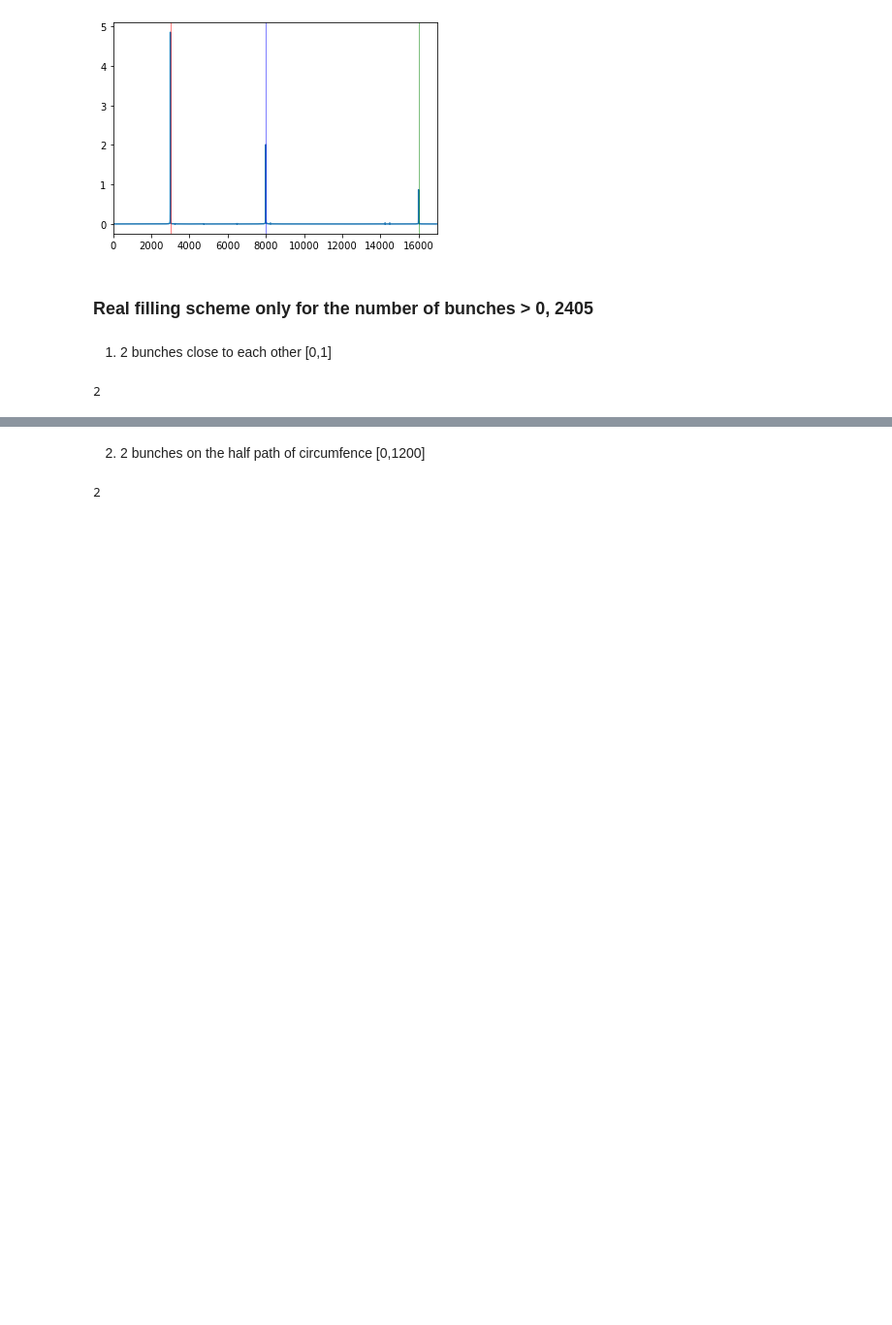
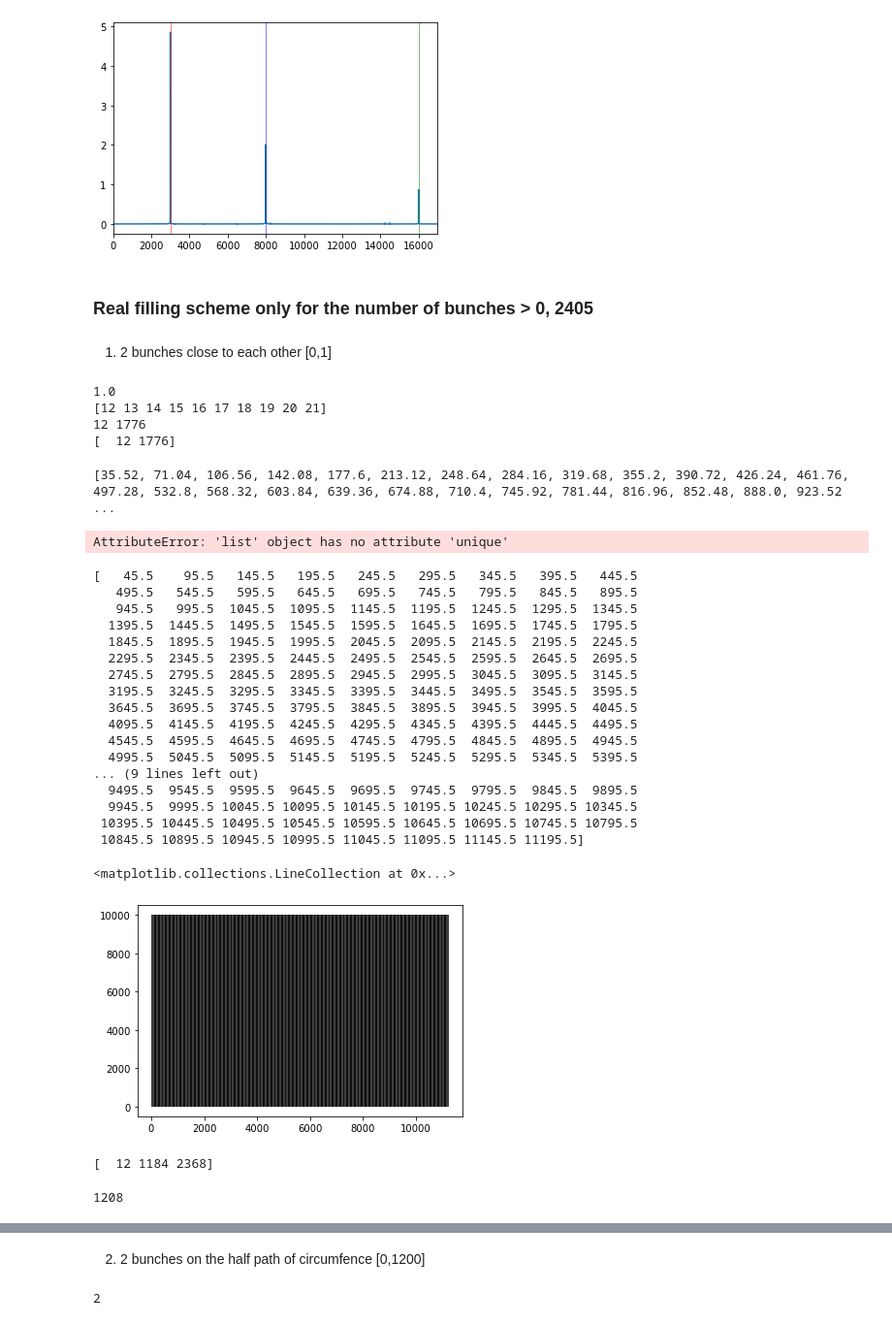
Before and after one commit to aradosla/ADTObsBox_analysis, a Jupyter notebook: 000_simple_example.ipynb, the cells around one changed output, grey strips where cells are left out. Shown at 97% size. Drawn from its saved outputs; the diff is of its cells as text; code cells hidden in the pictures; blank space fills up the shorter version.

```diff
--- a/000_simple_example.ipynb
+++ b/000_simple_example.ipynb
@@ -321,11 +321,22 @@ for freq, color in zip([signal1_frequency, signal2_frequency, signal3_frequency]
 # %% [markdown]
 1) 2 bunches close to each other [0,1]
 # %%
-filling_pattern = pd.read_parquet('/eos/home-i01/a/aradosla/SWAN_projects/Analysis/ADTObsBox_analysis/filling.parquet', engine='pyarrow')
+filling_pattern = pd.read_parquet('/eos/home-i01/a/aradosla/SWAN_projects/Analysis/ADTObsBox_analysis/fillingall.parquet', engine='pyarrow')
 filling_pattern = filling_pattern['Filling scheme']
+
+print(filling_pattern[1776])
 bunches = np.where(filling_pattern>0)[0]
-bunches_used = np.array([bunches[0], bunches[1]])
-print(len(bunches_used))
+print(bunches[:10])
+#bunches_used = np.array([bunches[0], bunches[1]])
+number = (3564 - bunches[0])/2
+closest = min(bunches, key=lambda x: abs(x - number))
+bunches_used = np.array([bunches[0], closest])
+
+print(bunches[0], closest)
 filling_pattern = bunches_used
+print(filling_pattern)
 # %% [output]
-2
+1.0
+[12 13 14 15 16 17 18 19 20 21]
+12 1776
+[  12 1776]
@@ -332,5 +351,64 @@ filling_pattern = bunches_used
+# %%
+tot_num = 100
+
+
+number = [''] * tot_num
+closest = [''] * tot_num
+
+for i in range(tot_num):
+    number[i] = (i + 1) * (3564 - 12)/tot_num
+    closest[i] = min(bunches, key=lambda x: abs(x - number[i]))
+    if j in closest == j+1:
+        clostest[j] = bunch
+
+print(number)
+print(closest)
+#for 5
+#number = [710.4, 1420.8, 2131.2, 2841.6, 3552.0]
+#closest = [712, 1421, 2131, 2842, 3353]
+
+#for 10
+#[355.2, 710.4, 1065.6, 1420.8, 1776.0, 2131.2, 2486.4, 2841.6, 3196.8, 3552.0]
+#[355, 712, 1066, 1421, 1776, 2131, 2486, 2842, 3197, 3353]
+
+#for 20
+#[177.6, 355.2, 532.8, 710.4, 888.0, 1065.6, 1243.2, 1420.8, 1598.4, 1776.0, 1953.6, 2131.2, 2308.8, 2486.4, 2664.0, 2841.6, 3019.2, 3196.8, 3374.4, 3552.0]
+#[178, 355, 533, 712, 888, 1066, 1242, 1421, 1596, 1776, 1954, 2131, 2309, 2486, 2787, 2842, 3019, 3197, 3353, 3353]
+# %% [output]
+[35.52, 71.04, 106.56, 142.08, 177.6, 213.12, 248.64, 284.16, 319.68, 355.2, 390.72, 426.24, 461.76, 497.28, 532.8, 568.32, 603.84, 639.36, 674.88, 710.4, 745.92, 781.44, 816.96, 852.48, 888.0, 923.52 ...
+AttributeError: 'list' object has no attribute 'unique'
+# %%
+x = np.arange(0,11245.5,50)
+y = abs(np.arange(-11245.5+50, 0, 50))[::-1]
+print(y)
+plt.vlines(y, 0,10000, color = 'black')
+# %% [output]
+[   45.5    95.5   145.5   195.5   245.5   295.5   345.5   395.5   445.5
+   495.5   545.5   595.5   645.5   695.5   745.5   795.5   845.5   895.5
+   945.5   995.5  1045.5  1095.5  1145.5  1195.5  1245.5  1295.5  1345.5
+  1395.5  1445.5  1495.5  1545.5  1595.5  1645.5  1695.5  1745.5  1795.5
+  1845.5  1895.5  1945.5  1995.5  2045.5  2095.5  2145.5  2195.5  2245.5
+  2295.5  2345.5  2395.5  2445.5  2495.5  2545.5  2595.5  2645.5  2695.5
+  2745.5  2795.5  2845.5  2895.5  2945.5  2995.5  3045.5  3095.5  3145.5
+  3195.5  3245.5  3295.5  3345.5  3395.5  3445.5  3495.5  3545.5  3595.5
+  3645.5  3695.5  3745.5  3795.5  3845.5  3895.5  3945.5  3995.5  4045.5
+  4095.5  4145.5  4195.5  4245.5  4295.5  4345.5  4395.5  4445.5  4495.5
+  4545.5  4595.5  4645.5  4695.5  4745.5  4795.5  4845.5  4895.5  4945.5
+  4995.5  5045.5  5095.5  5145.5  5195.5  5245.5  5295.5  5345.5  5395.5
+... (9 lines left out)
+  9495.5  9545.5  9595.5  9645.5  9695.5  9745.5  9795.5  9845.5  9895.5
+  9945.5  9995.5 10045.5 10095.5 10145.5 10195.5 10245.5 10295.5 10345.5
+ 10395.5 10445.5 10495.5 10545.5 10595.5 10645.5 10695.5 10745.5 10795.5
+ 10845.5 10895.5 10945.5 10995.5 11045.5 11095.5 11145.5 11195.5]
+<matplotlib.collections.LineCollection at 0x...>
+[figure, added]
 # %%
 print(filling_pattern)
+np.diff(filling_pattern)
+3564 -2368+12
+# %% [output]
+[  12 1184 2368]
+1208
 # %%
 #MODIFY for custom filling scheme
 
```
Also changed, not shown: parts of 6 cells of this notebook, 24 other files.
